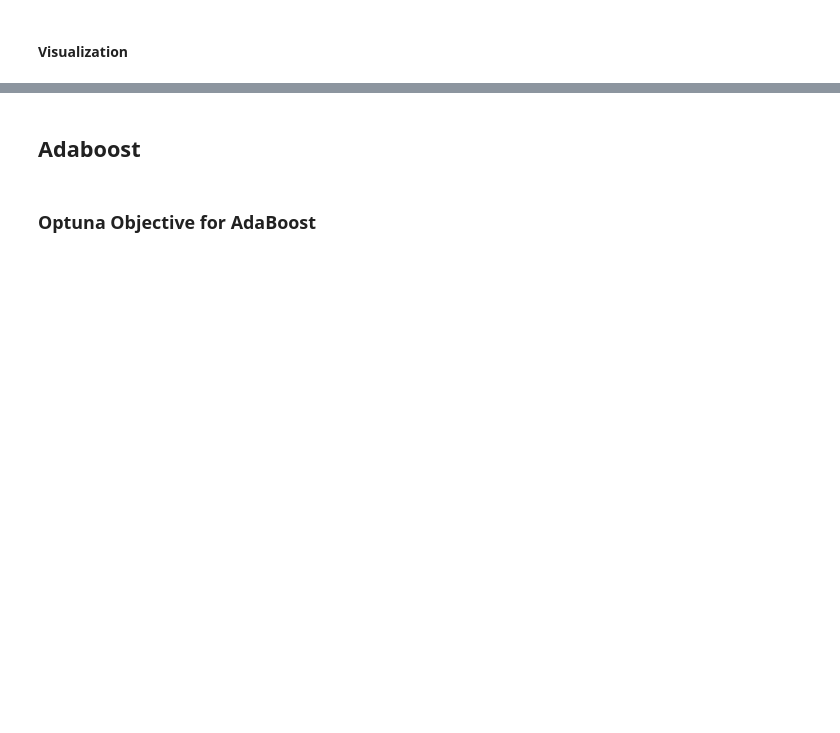
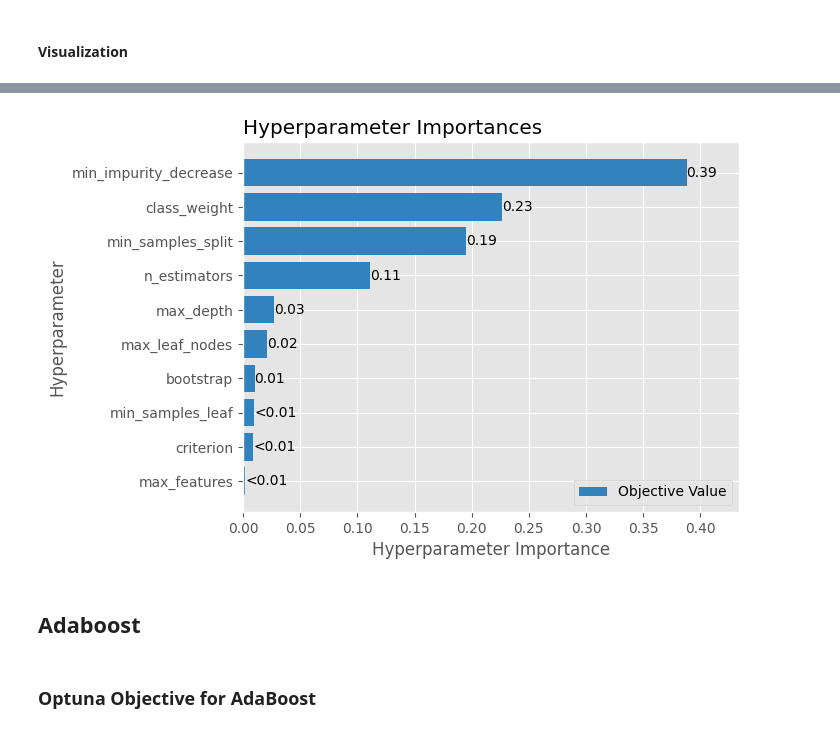
Before and after one commit to Maxstef/data-loves-ml-for-people-course, a Jupyter notebook: notebooks/2_4_ensembles_cross_val/0_8_bank_customer_ensembles.ipynb, the cells around one changed output, grey strips where cells are left out. Drawn from its saved outputs; the diff is of its cells as text; code cells hidden in the pictures; blank space fills up the shorter version.

```diff
--- a/notebooks/2_4_ensembles_cross_val/0_8_bank_customer_ensembles.ipynb
+++ b/notebooks/2_4_ensembles_cross_val/0_8_bank_customer_ensembles.ipynb
@@ -619,5 +610,8 @@ optuna.visualization.plot_optimization_history(study_rf)
 # %%
-optuna.visualization.plot_param_importances(study_rf)
+fig = vis_mpl.plot_param_importances(study_rf)
+plt.show()
+# %% [output]
+[figure, added]
 # %% [markdown]
 ## Adaboost
 # %% [markdown]
```
Also changed, not shown: parts of 14 cells of this notebook.
